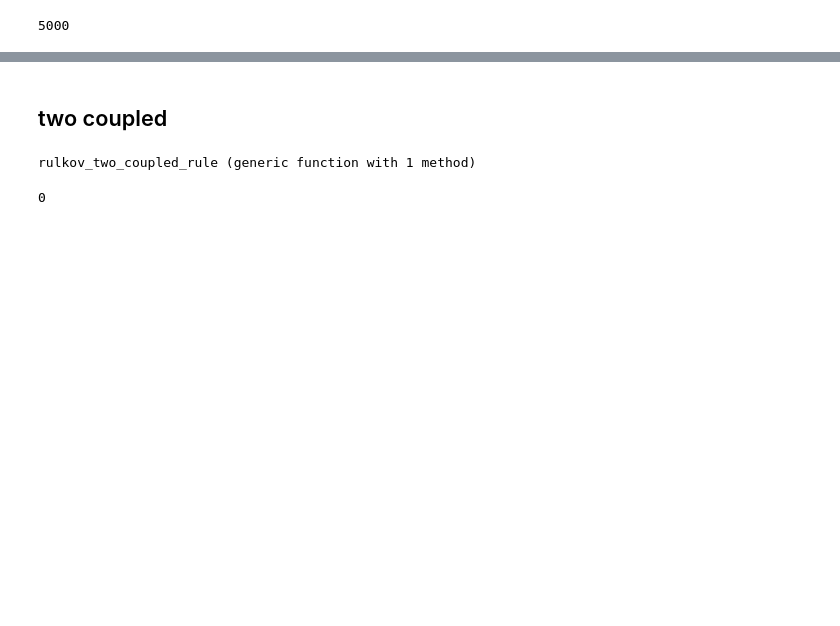
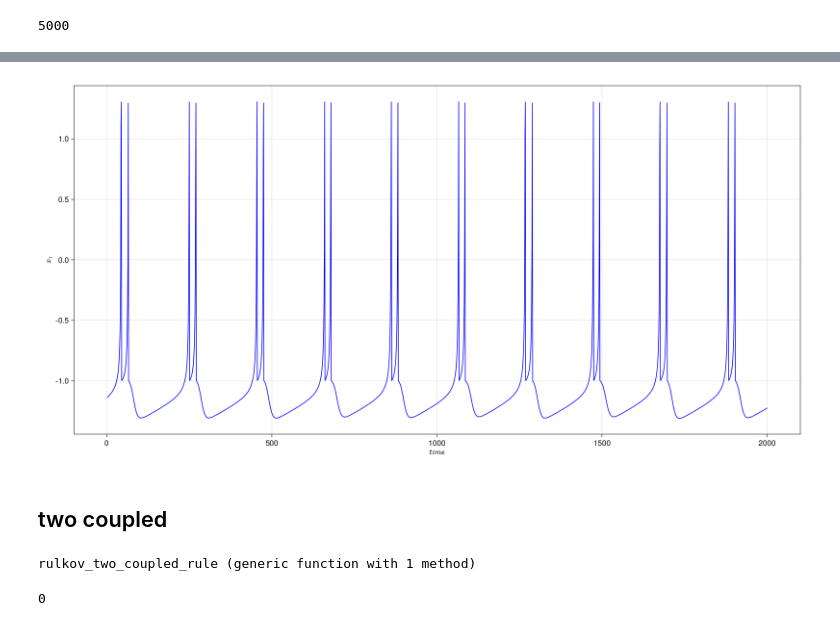
Before and after one commit to SergeyNovak777/dynamical-systems, a Jupyter notebook: Rulkov/System.ipynb, the cells around one changed output, grey strips where cells are left out. Saved outputs shown, nothing was run; the diff lists cells and outputs as text; code cells hidden in the pictures; blank space fills up the shorter version.

```diff
--- a/Rulkov/System.ipynb
+++ b/Rulkov/System.ipynb
@@ -53,6 +48,7 @@ Ttr = 5000
 # %% [output]
 5000
 # %%
-ds = DiscreteDynamicalSystem(rulkov_two_coupled_rule, u0, p)
+u0 = [0.0, 0.1, 0.0]
+ds = DiscreteDynamicalSystem(rulkov_rule, u0, p)
 # %% [output]
 3-dimensional discrete dynamical system
@@ -61,3 +57,5 @@ ds = DiscreteDynamicalSystem(rulkov_two_coupled_rule, u0, p)
  in-place?    false
  jacobian:    ForwardDiff
  parameters:  [4.6, -0.1, 0.001]
+# %%
+tr = trajectory(ds, time)
@@ -64,3 +80,12 @@ ds = DiscreteDynamicalSystem(rulkov_two_coupled_rule, u0, p)
+# %%
+fig = Figure(resolution = (1600, 800))
+
+ax1 = Axis(fig[1, 1], xlabel = L"time", ylabel = L"x_1")
+
+lines!(ax1, columns(tr)[1][40000:42000], color = "blue")
+fig
+# %% [output]
+[figure, added]
 # %% [markdown]
 ## two coupled
 # %%
```
Also changed, not shown: parts of 16 cells of this notebook, 11 other files.
